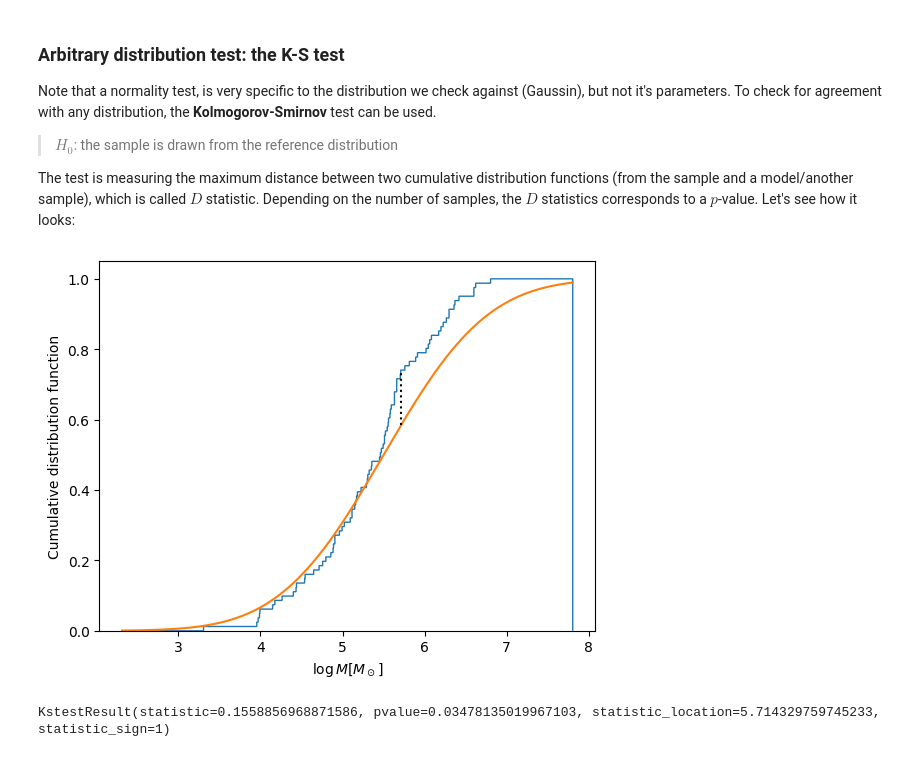
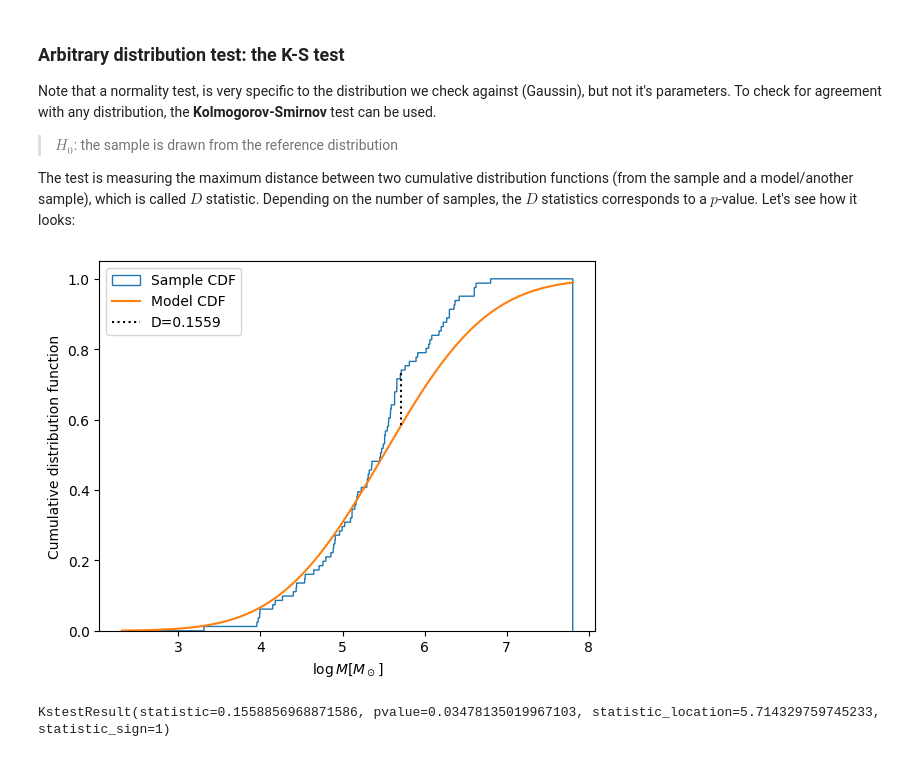
Before and after one commit to astrostatistics-in-crete/2023_summer_school, a Jupyter notebook: Classical/Classical_1.ipynb, the cells around one changed output. Cells and saved outputs as stored; diff of their text form; code cells hidden in the pictures.

```diff
--- a/Classical/Classical_1.ipynb
+++ b/Classical/Classical_1.ipynb
@@ -671,24 +674,31 @@ Note that a normality test, is very specific to the distribution we check agains
 
 The test is measuring the maximum distance between two cumulative distribution functions (from the sample and a model/another sample), which is called $D$ statistic. Depending on the number of samples, the $D$ statistics corresponds to a $p$-value. Let's see how it looks:
 # %%
-bins = np.linspace(min(log_masses)-1, max(log_masses)+1, 1000)
+bins = np.linspace(min(log_masses)-1, max(log_masses)+1, 10000)
 xx = (bins[1:] + bins[:-1]) / 2.0
 
 model_cdf = st.norm.cdf(xx, loc=model_mean, scale=model_std)
 plt.figure()
-sample_cdf, _, _ = plt.hist(log_masses, bins=bins, histtype="step", density=True, cumulative=1)
-# np.histogram(log_mass, bins=xx, density=True, cumulative=1)
+sample_cdf, _, _ = plt.hist(log_masses, bins=bins, density=True, cumulative=1,
+                            histtype="step", label="Sample CDF")
 
-where_max_d = np.argmax(np.abs(model_cdf-sample_cdf))
+# where is the maximum difference between the model and sample CDFs?
+where_max_d = np.argmax(np.abs(model_cdf - sample_cdf))
+
+# find the height of the CDFs at their furthest point
 D1, D2 = model_cdf[where_max_d], sample_cdf[where_max_d]
+
+# the maximum difference
 D = abs(D1 - D2)
-plt.plot(xx, model_cdf)
+
+plt.plot(xx, model_cdf, label="Model CDF")
 plt.plot([xx[where_max_d]]*2, [D1, D2], "k:", label="D={:.4g}".format(D))
 plt.xlabel("$\log M [M_\odot]$")
 plt.ylabel("Cumulative distribution function")
+plt.legend(loc="upper left")
 plt.show()
 # %% [output]
-[figure, old version]
+[figure, new version]
 # %%
 # perform the K-S test
 model_distribution = st.norm(model_mean, model_std)
```
Also changed, not shown: parts of 7 cells of this notebook.
